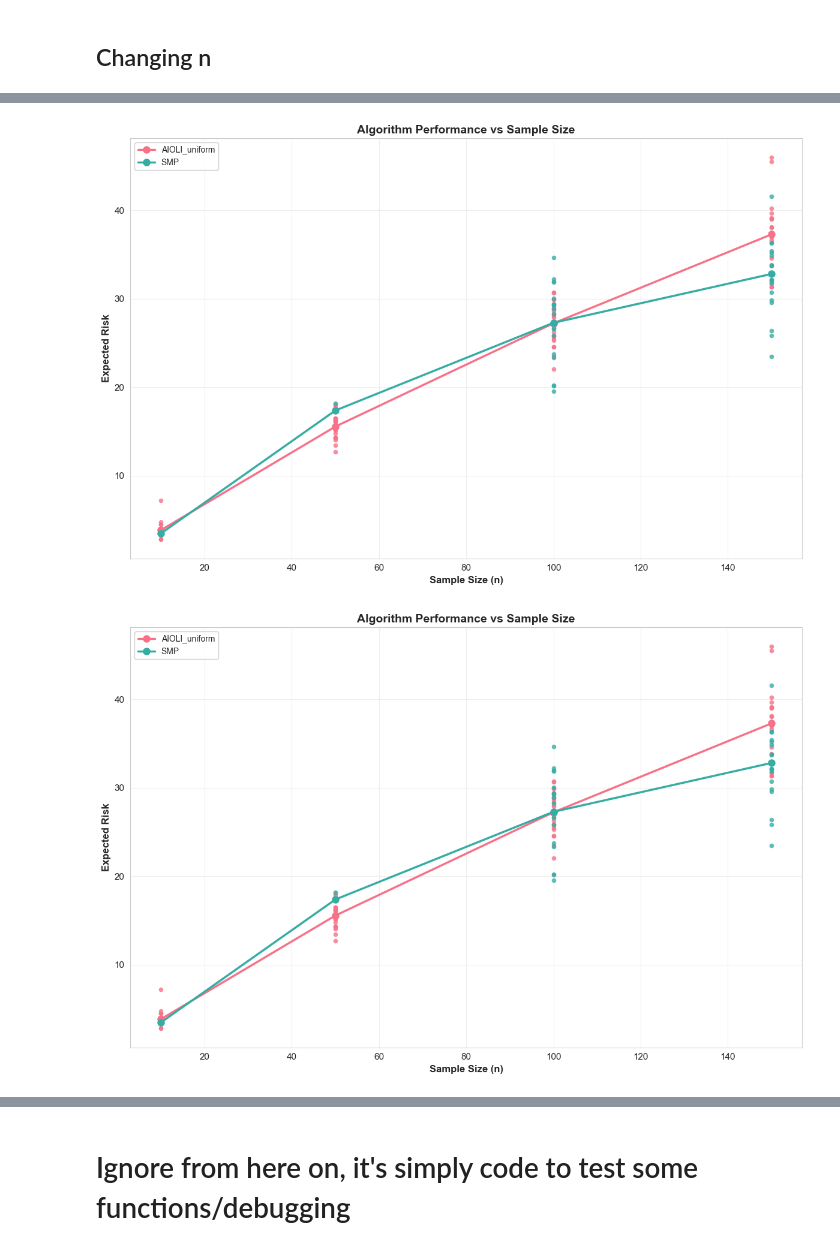
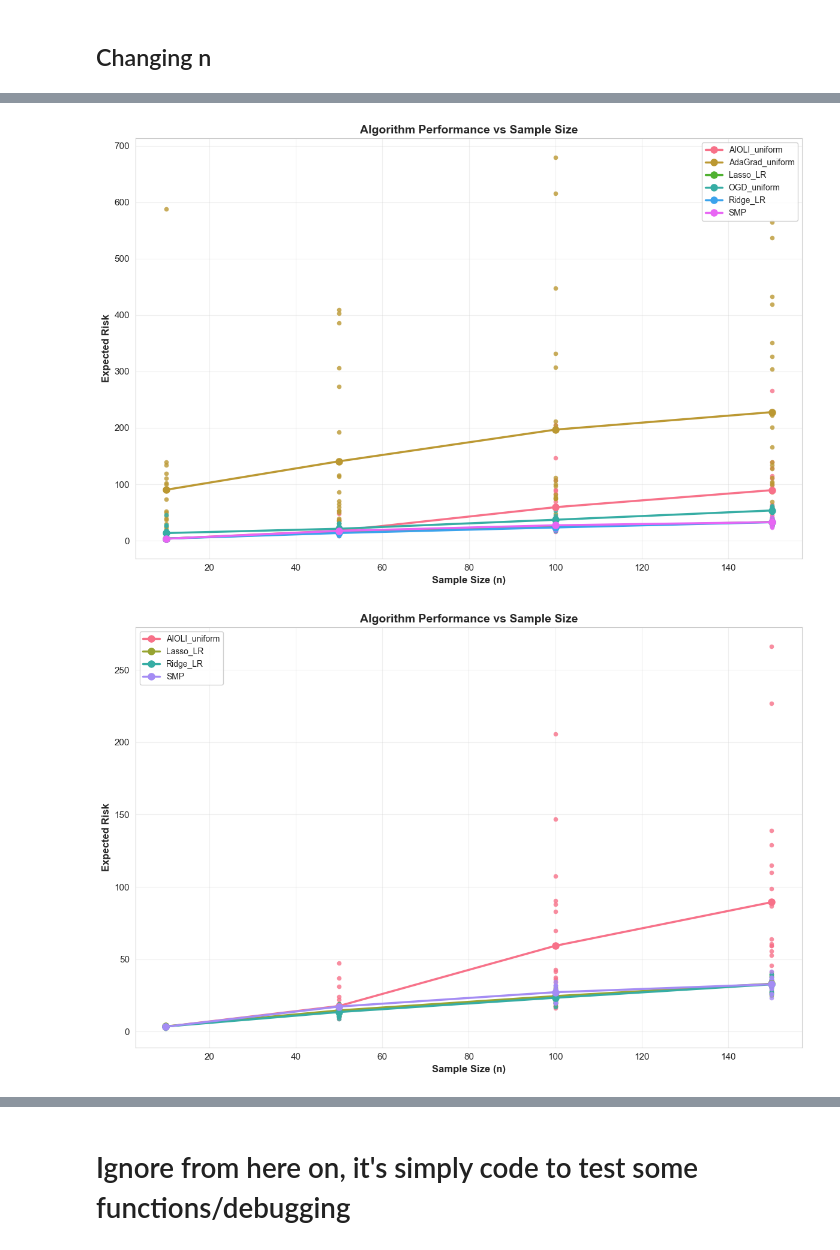
Before and after one commit to mcanela1/Thesis_Online-to-batch_Logistic-Regression, a Jupyter notebook: Algorithms.ipynb, the cells around one changed output, grey strips where cells are left out. Saved outputs shown, nothing was run; the diff lists cells and outputs as text; code cells hidden in the pictures.

```diff
--- a/Algorithms.ipynb
+++ b/Algorithms.ipynb
@@ -130,6 +138,9 @@ def generate_y(n,x, betas, seed = 40, plot = False, method: Literal["sigmoid", "
             prob_y1 = [sig(np.inner(x1_x2_t,betas[0:2])) for x1_x2_t in x1_x2]
             y = [rng.choice([1,-1], size = 1, p = [prob_y1_t, 1-prob_y1_t]).item() for prob_y1_t in prob_y1]
 
+        case "alternating":
+             y = np.tile([1,-1],round(n/2))
+
         case _: # Sigmoid function is default
             prob_y1 = [sig(np.inner(x_t,betas)) for x_t in x]
             y = [rng.choice([1,-1], size = 1, p = [prob_y1_t, 1-prob_y1_t]).item() for prob_y1_t in prob_y1]
@@ -296,7 +313,7 @@ print(sum(adios == -1))
 # %% [markdown]
 ## Online Gradient Descent
 # %%
-def online_gd(data_y, data_x, B, OTB_method = None, OTB_average_proportion = None):
+def online_gd(data_y, data_x, OTB_method = None, OTB_average_proportion = None):
     """Online gradient descent
     Parameters
     ---------
@@ -310,8 +327,7 @@ def online_gd(data_y, data_x, B, OTB_method = None, OTB_average_proportion = Non
         Array with independent variables. Dimensions: n x d
     eta: float
         Learning rate.
-    B: float
-        TODO remove this: Not used
+
     OTB_method: string
         Averaging method, default none which implies the averaging function default which is uniform.
     OTB_average_proportion:
@@ -1300,7 +1312,9 @@ for setting in settings:
 # %% [markdown]
 ## Data class for specifying simulation configuration
 # %%
-
+default_B = 20
+default_X = 20
+default_B_Adagrad = 5
 @dataclass
 class SimulationConfig:
     sim_betas: list =  None,
@@ -1314,8 +1328,8 @@ class SimulationConfig:
     # betas: list = field(default_factory=lambda: [2,0.1,-4.2]) # This is to create a new list every time.
     # x_means: list = field(default_factory=lambda: [2,2,1])
     # These values of betas and x_means guarantee a P(Y=1) = 0.5, hence balanced classes.
-    B: int = 20
-    X: int = 20
+    B: int = default_B
+    X: int = default_X
     test_ratio: float = default_test_ratio
     minimize_method: str = "l-bfgs-b"
     y_method: str = "sigmoid"
@@ -1323,7 +1337,7 @@ class SimulationConfig:
 # %% [markdown]
 ## Function to run simulations and get results
 # %%
-def run_simulation(cfg: SimulationConfig):
+def run_simulation(cfg: SimulationConfig = None):
     runs = cfg.runs
     n = cfg.n
     d = cfg.d
@@ -1351,12 +1365,12 @@ def run_simulation(cfg: SimulationConfig):
 
     for i in range(runs):
         x_train, y_train, x_test, y_test = generate_data(setting = sim_setting,
-                                                         balanced = sim_balanced,
-                                                         n = n,
-                                                         seed = data_seed + i,
-                                                         d = d,
-                                                         X_hazan = X_hazan,
-                                                         betas = sim_betas)
+                                                             balanced = sim_balanced,
+                                                             n = n,
+                                                             seed = data_seed + i,
+                                                             d = d,
+                                                             X_hazan = X_hazan,
+                                                             betas = sim_betas)
 
         # Store y counts to evaluate balance level later
         y_counts.append({
@@ -1373,17 +1387,16 @@ def run_simulation(cfg: SimulationConfig):
         smote_x, smote_y = sm.apply_smote()
 
         # Run algorithms
-        ogd = online_gd(data_y=y_train, data_x=x_train, B=B)
-        adagrad = online_AdaGrad(data_y=y_train, data_x=x_train, B_vector = np.repeat(5,d))
+        ogd = online_gd(data_y=y_train, data_x=x_train)
+        adagrad = online_AdaGrad(data_y=y_train, data_x=x_train, B_vector = np.repeat(default_B_Adagrad,d))
         aioli_model = AIOLI()
-        ai = aioli_model.fit(data_y=y_train, data_x=x_train, X=X, B=B/13, minimize_method = minimize_method)
+        ai = aioli_model.fit(data_y=y_train, data_x=x_train, X=default_X, B=default_B, minimize_method = minimize_method)
         classic_LR = classic_logistic_regression(data_x=x_train, data_y=y_train)
         ridge_LR = ridge_logistic_regression(data_x=x_train, data_y=y_train)
         lasso_LR = lasso_logistic_regression(data_x=x_train, data_y=y_train)
         smp = sample_minmax_predictor(x_train, y_train)
         ridge_smp = ridge_sample_minmax_predictor(x_train, y_train)
         classic_LR_smote = classic_logistic_regression(data_x=smote_x, data_y=smote_y)
-
 
         # OTB estimates
         # OGD
@@ -2773,10 +2928,10 @@ Total time: 14916.217552 seconds
 # %%
 # high_dimensional_changing_n
 # %%
-plot_simulation_results(summary_df= high_dimensional_changing_n[0],algorithms = ["AIOLI_uniform", "SMP","Lasso_LG", "Ridge_LG"] ,raw_data= high_dimensional_changing_n[1])
+plot_simulation_results(summary_df= high_dimensional_changing_n[0],algorithms = ["AIOLI_uniform", "SMP","Lasso_LR", "Ridge_LR","AdaGrad_uniform","OGD_uniform"] ,raw_data= high_dimensional_changing_n[1])
 # %% [output]
-[figure, old version]
+[figure, new version]
 # %%
-plot_simulation_results(summary_df= high_dimensional_changing_n[0],algorithms = ["AIOLI_uniform", "SMP","Lasso_LG", "Ridge_LG","Classical_LG"] ,raw_data= high_dimensional_changing_n[1])
+plot_simulation_results(summary_df= high_dimensional_changing_n[0],algorithms = ["AIOLI_uniform", "SMP","Lasso_LR", "Ridge_LR"] ,raw_data= high_dimensional_changing_n[1])
 # %% [output]
-[figure, old version]
+[figure, new version]
```
Also changed, not shown: parts of 79 cells of this notebook.
